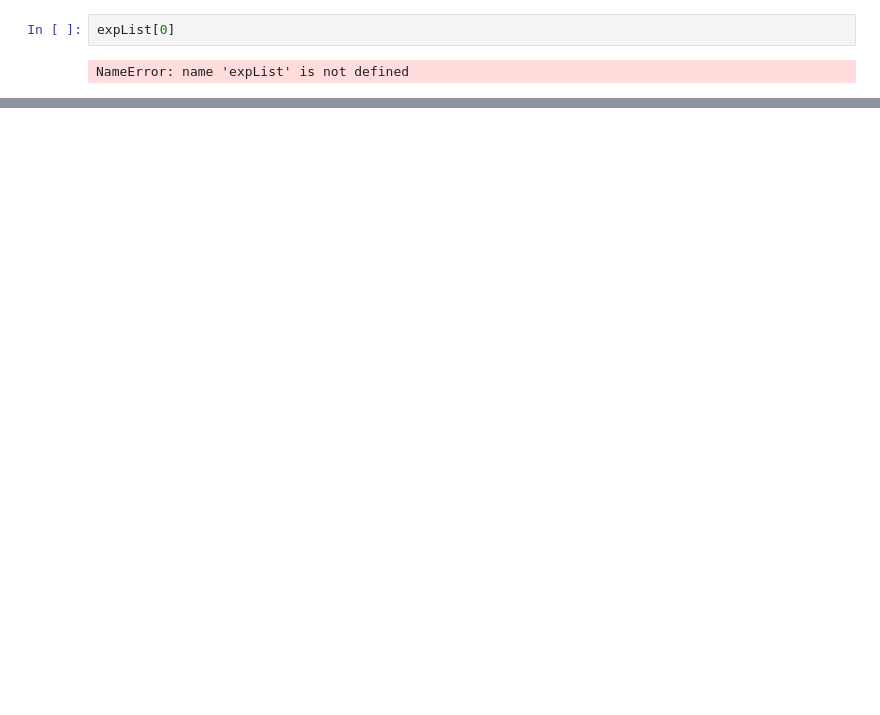
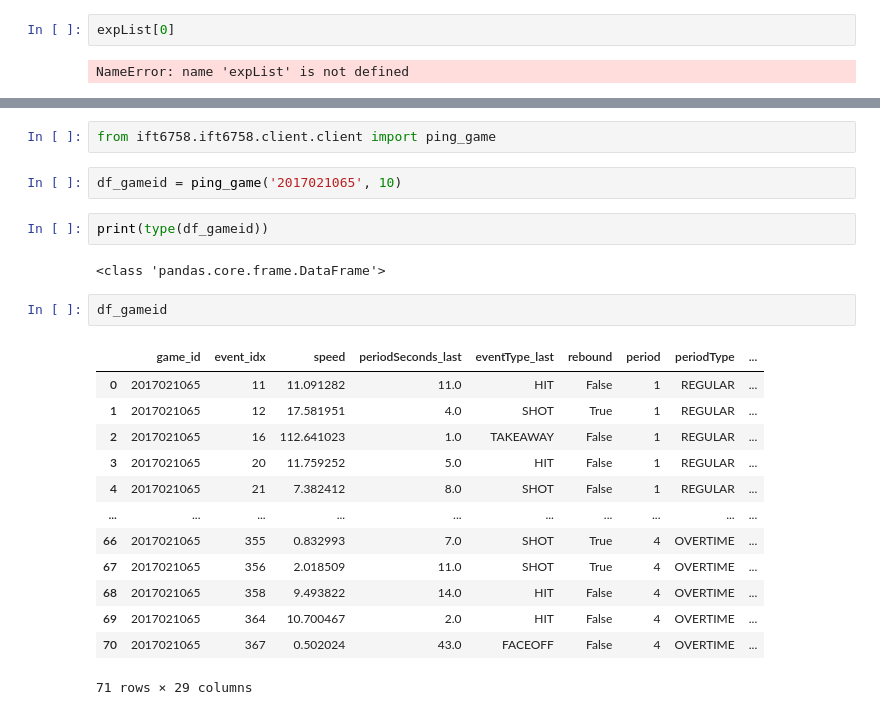
Before and after one commit to Jawing/ift6758-project-template-main, a Jupyter notebook: dashboard.ipynb, the cells around one changed output, grey strips where cells are left out. Saved outputs shown, nothing was run; the diff lists cells and outputs as text; blank space fills up the shorter version.

```diff
--- a/dashboard.ipynb
+++ b/dashboard.ipynb
@@ -52,0 +70,24 @@ NameError: name 'expList' is not defined
+# %%
+from ift6758.ift6758.client.client import ping_game
+# %%
+df_gameid = ping_game('2017021065', 10)
+# %%
+print(type(df_gameid))
+# %% [output]
+<class 'pandas.core.frame.DataFrame'>
+# %%
+df_gameid
+# %% [output]
+|  | game_id | event_idx | speed | periodSeconds_last | eventType_last | rebound | period | periodType | ... |
+| 0 | 2017021065 | 11 | 11.091282 | 11.0 | HIT | False | 1 | REGULAR | ... |
+| 1 | 2017021065 | 12 | 17.581951 | 4.0 | SHOT | True | 1 | REGULAR | ... |
+| 2 | 2017021065 | 16 | 112.641023 | 1.0 | TAKEAWAY | False | 1 | REGULAR | ... |
+| 3 | 2017021065 | 20 | 11.759252 | 5.0 | HIT | False | 1 | REGULAR | ... |
+| 4 | 2017021065 | 21 | 7.382412 | 8.0 | SHOT | False | 1 | REGULAR | ... |
+| ... | ... | ... | ... | ... | ... | ... | ... | ... | ... |
+| 66 | 2017021065 | 355 | 0.832993 | 7.0 | SHOT | True | 4 | OVERTIME | ... |
+| 67 | 2017021065 | 356 | 2.018509 | 11.0 | SHOT | True | 4 | OVERTIME | ... |
+| 68 | 2017021065 | 358 | 9.493822 | 14.0 | HIT | False | 4 | OVERTIME | ... |
+| 69 | 2017021065 | 364 | 10.700467 | 2.0 | HIT | False | 4 | OVERTIME | ... |
+| 70 | 2017021065 | 367 | 0.502024 | 43.0 | FACEOFF | False | 4 | OVERTIME | ... |
+71 rows × 29 columns
```
Also changed, not shown: parts of 12 cells of this notebook, 11 other files.
